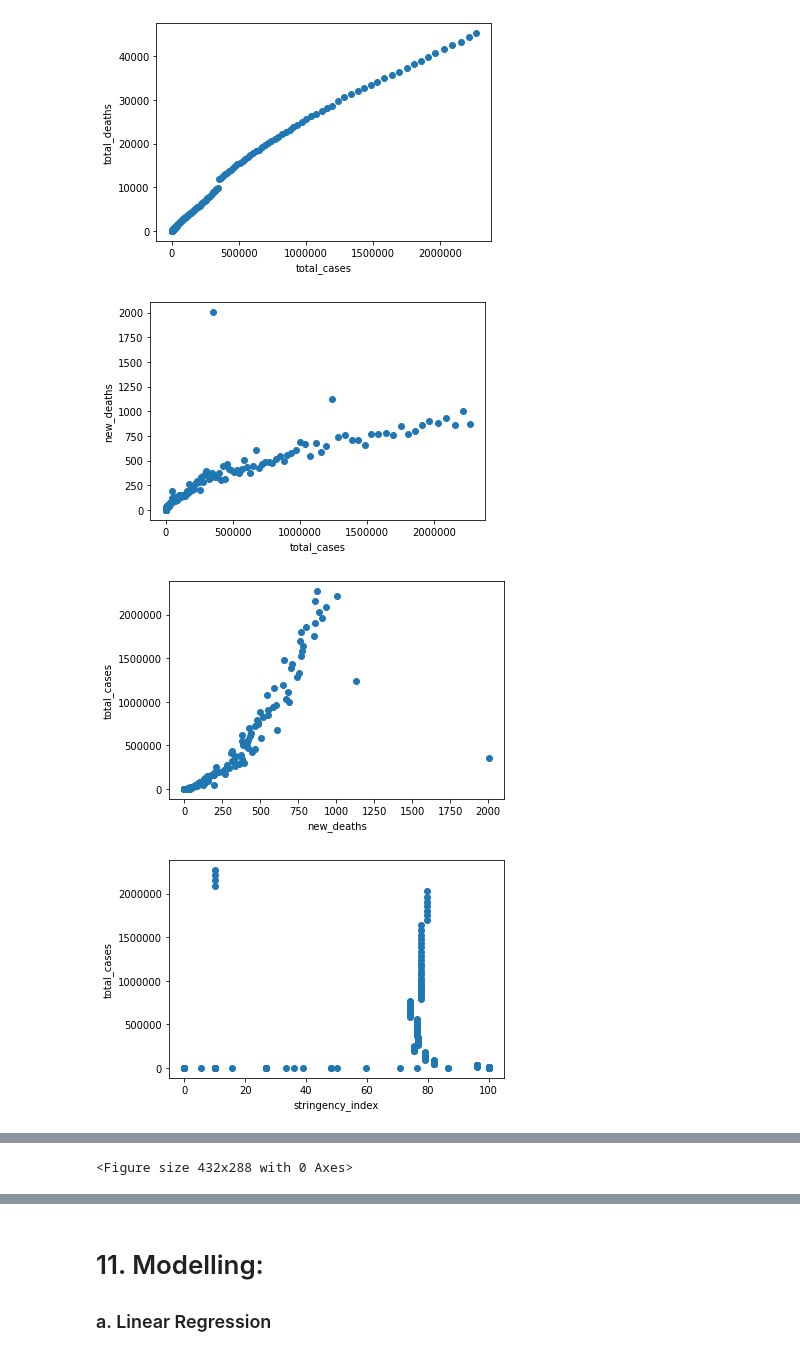
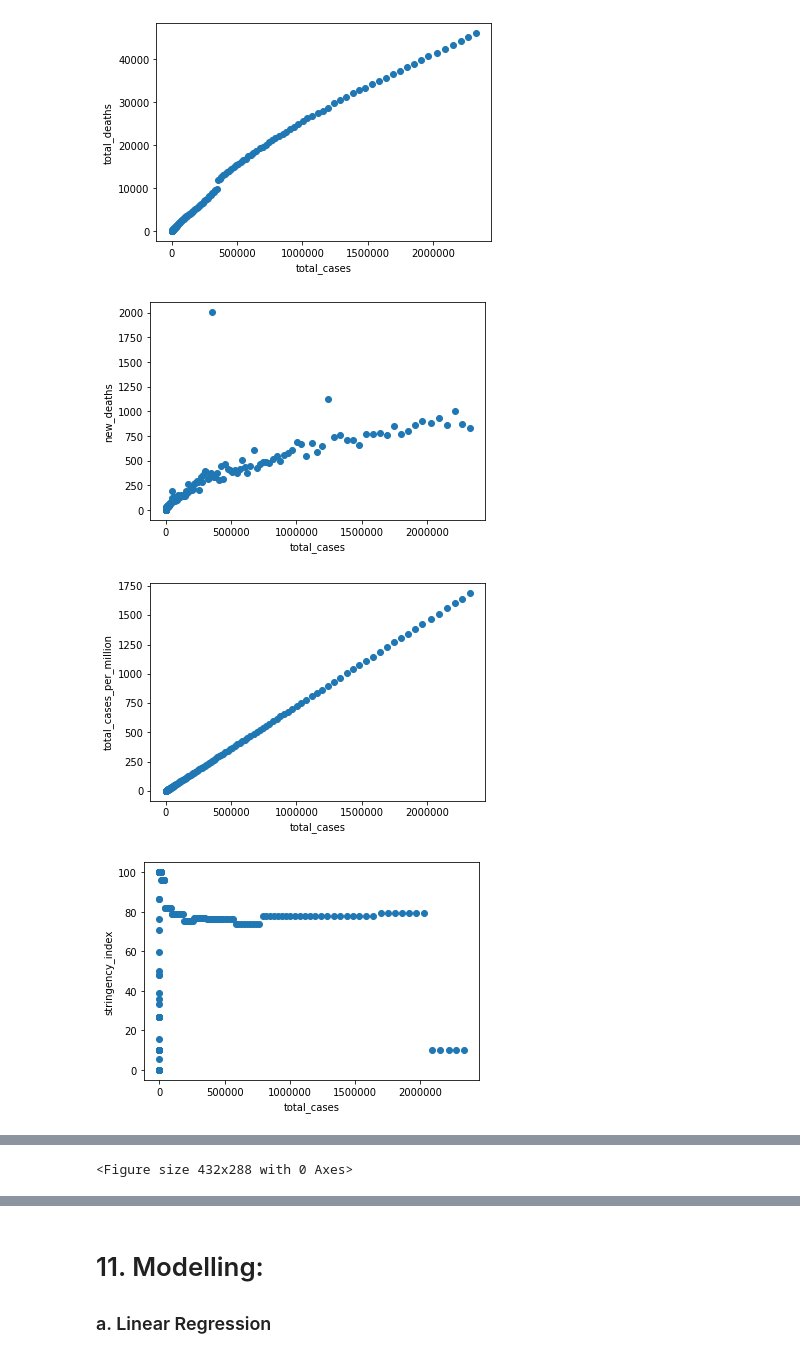
Before and after one commit to Abishek15592/COVID_Project, a Jupyter notebook: COVID Project.ipynb, the cells around one changed output, grey strips where cells are left out. Saved outputs shown, nothing was run; the diff lists cells and outputs as text; code cells hidden in the pictures.

```diff
--- a/COVID Project.ipynb
+++ b/COVID Project.ipynb
@@ -296,21 +283,21 @@ plt.ylabel('new_deaths')
 plt.show()
 plt.clf()
 
-plt.scatter(data['new_deaths'],data['total_cases'])
-plt.xlabel('new_deaths')
-plt.ylabel('total_cases')
+plt.scatter(data['total_cases'],data['total_cases_per_million'])
+plt.xlabel('total_cases')
+plt.ylabel('total_cases_per_million')
 plt.show()
 plt.clf()
 
-plt.scatter(data['stringency_index'],data['total_cases'])
-plt.xlabel('stringency_index')
-plt.ylabel('total_cases')
+plt.scatter(data['total_cases'],data['stringency_index'])
+plt.xlabel('total_cases')
+plt.ylabel('stringency_index')
 plt.show()
 plt.clf()
 
-plt.scatter(data['positive_rate'],data['total_cases'])
-plt.xlabel('positive_rate')
-plt.ylabel('total_cases')
+plt.scatter(data['total_cases'],data['positive_rate'])
+plt.xlabel('total_cases')
+plt.ylabel('positive_rate')
 plt.show()
 plt.clf()
 
@@ -320,21 +307,21 @@ plt.ylabel('new_tests_per_thousand')
 plt.show()
 plt.clf()
 
-plt.scatter(data['tests_per_case'],data['total_cases'])
-plt.xlabel('tests_per_case')
-plt.ylabel('total_cases')
+plt.scatter(data['total_cases'],data['tests_per_case'])
+plt.xlabel('total_cases')
+plt.ylabel('tests_per_case')
 plt.show()
 plt.clf()
 
-plt.scatter(data['total_cases'],data['male_smokers'])
+plt.scatter(data['total_cases'],data['new_cases_per_million'])
 plt.xlabel('total_cases')
-plt.ylabel('male_smokers')
+plt.ylabel('new_cases_per_million')
 plt.show()
 plt.clf()
 
-plt.scatter(data['new_tests_per_thousand'],data['total_cases'])
-plt.xlabel('new_tests_per_thousand')
-plt.ylabel('total_cases')
+plt.scatter(data['total_cases'],data['total_deaths_per_million'])
+plt.xlabel('total_cases')
+plt.ylabel('total_deaths_per_million')
 plt.show()
 plt.clf()
 # %% [output]
@@ -342,4 +329,4 @@ plt.clf()
-[figure, old version]
+[figure, new version]
-[figure, old version]
+[figure, new version]
-[figure, old version]
+[figure, new version]
-[figure, old version]
+[figure, new version]
```
Also changed, not shown: parts of 37 cells of this notebook.
